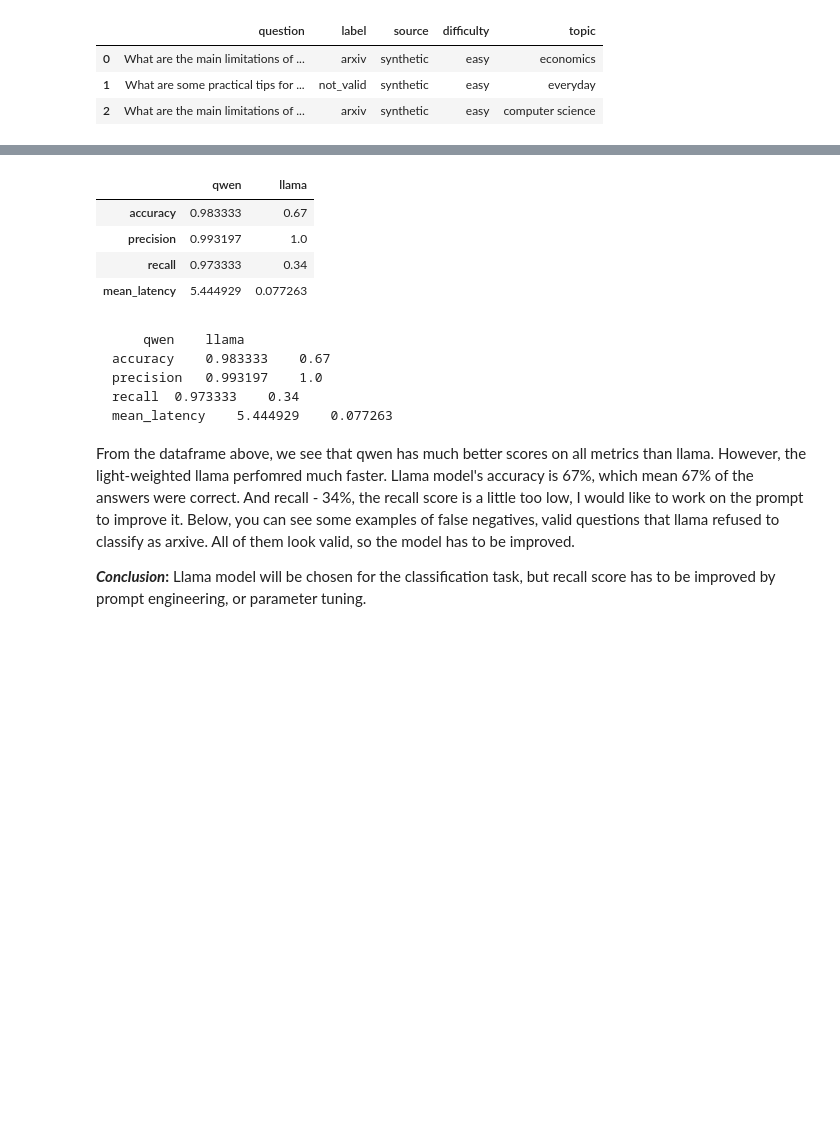
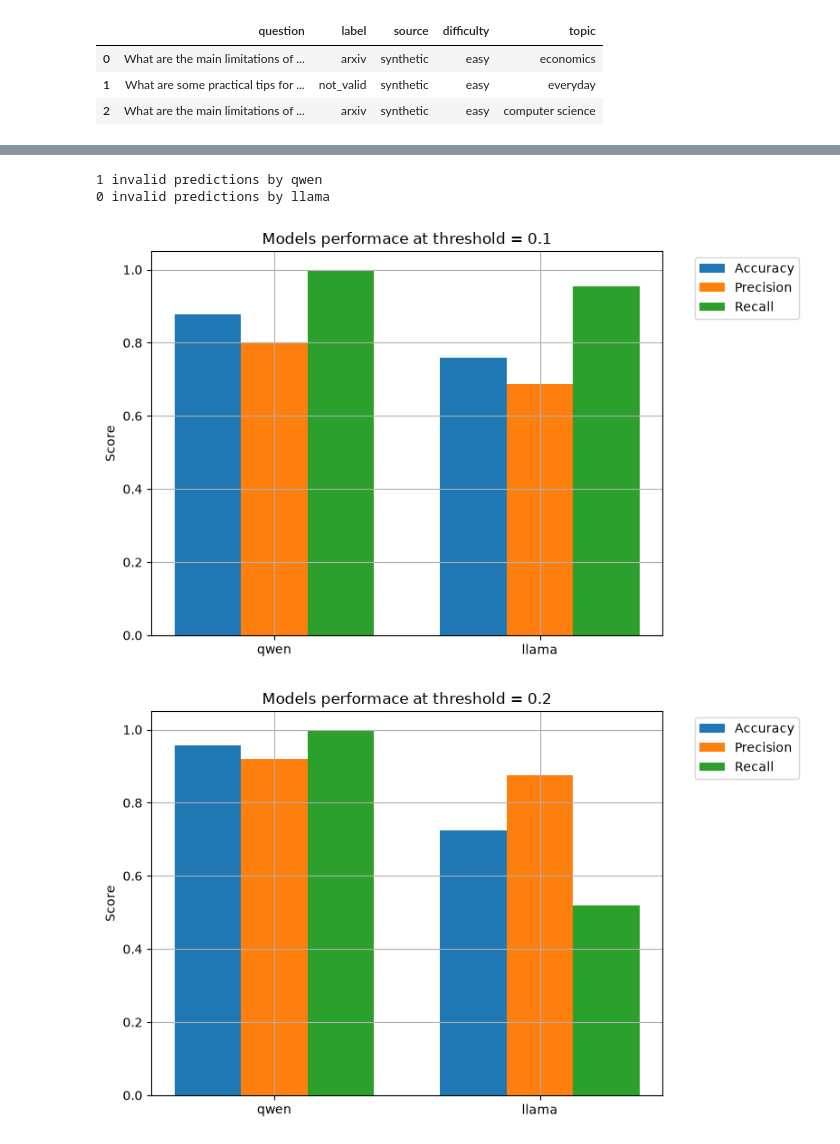
Before and after one commit to vilyapilya/scientific_article_RAG, a Jupyter notebook: component_level_eval/classifier_eval.ipynb, the cells around one changed output, grey strips where cells are left out. Cells and saved outputs as stored; diff of their text form; code cells hidden in the pictures; blank space fills up the shorter version.

````diff
--- a/component_level_eval/classifier_eval.ipynb
+++ b/component_level_eval/classifier_eval.ipynb
@@ -161,0 +108,16 @@ df["llama_latency"] = llama_latencies
+# %%
+def validate_prediction(response):
+    try:
+        score = float(response)
+        return score if math.isfinite(score) and 0 <= score <= 1 else np.nan
+    except (ValueError, TypeError):
+        return np.nan
+# %%
+df["qwen_prediction"] = df["qwen_prediction"].apply(validate_prediction)
+df["llama_prediction"] = df["llama_prediction"].apply(validate_prediction)
+# %%
+print(f"{len(df[df["qwen_prediction"].isna()])} invalid predictions by qwen")
+print(f"{len(df[df["llama_prediction"].isna()])} invalid predictions by llama")
+# %% [output]
+1 invalid predictions by qwen
+0 invalid predictions by llama
@@ -162,36 +145,31 @@ df["llama_latency"] = llama_latencies
 # %%
-y_true = df["label"]
-y_q_pred = df["qwen_prediction"]
-y_l_pred = df["llama_prediction"]
+def calculate_scores_at(t):
+    y_q_pred = (df["qwen_prediction"] > t).astype(int)
+    y_l_pred = (df["llama_prediction"] > t).astype(int)
 
-evaluation_df.loc["accuracy", "qwen"] = accuracy_score(y_true, y_q_pred)
-evaluation_df.loc["accuracy", "llama"] = accuracy_score(y_true, y_l_pred)
+    evaluation_df.loc["accuracy", "qwen"] = accuracy_score(y_true, y_q_pred)
+    evaluation_df.loc["accuracy", "llama"] = accuracy_score(y_true, y_l_pred)
 
-evaluation_df.loc["precision", "qwen"] = precision_score(y_true, y_q_pred, pos_label="arxiv",)
-evaluation_df.loc["precision", "llama"] = precision_score(y_true, y_l_pred, pos_label="arxiv",)
+    evaluation_df.loc["precision", "qwen"] = precision_score(y_true, y_q_pred)
+    evaluation_df.loc["precision", "llama"] = precision_score(y_true, y_l_pred)
 
-evaluation_df.loc["recall", "qwen"] = recall_score(y_true, y_q_pred, pos_label="arxiv",)
-evaluation_df.loc["recall", "llama"] = recall_score(y_true, y_l_pred, pos_label="arxiv",)
+    evaluation_df.loc["recall", "qwen"] = recall_score(y_true, y_q_pred)
+    evaluation_df.loc["recall", "llama"] = recall_score(y_true, y_l_pred)
 
-evaluation_df.loc["mean_latency", "qwen"] = np.mean(df["qwen_latency"])
-evaluation_df.loc["mean_latency", "llama"] = np.mean(df["llama_latency"])
-evaluation_df
+    evaluation_df.loc["mean_latency", "qwen"] = np.mean(df["qwen_latency"])
+    evaluation_df.loc["mean_latency", "llama"] = np.mean(df["llama_latency"])
+    return evaluation_df
-# %% [output]
-|  | qwen | llama |
-| accuracy | 0.983333 | 0.67 |
-| precision | 0.993197 | 1.0 |
-| recall | 0.973333 | 0.34 |
-| mean_latency | 5.444929 | 0.077263 |
-# %% [markdown]
-```
-	qwen	llama
-accuracy	0.983333	0.67
-precision	0.993197	1.0
-recall	0.973333	0.34
-mean_latency	5.444929	0.077263
-```
-
-From the dataframe above, we see that qwen has much better scores on all metrics than llama. However, the light-weighted llama perfomred much faster. Llama model's accuracy is 67%, which mean 67% of the answers were correct. And recall - 34%, the recall score is a little too low, I would like to work on the prompt to improve it. Below, you can see some examples of false negatives, valid questions that llama refused to classify as arxive. All of them look valid, so the model has to be improved.
-
-
-**_Conclusion_:** Llama model will be chosen for the classification task, but recall score has to be improved by prompt engineering, or parameter tuning.
+# %%
+y_true = df["label"].map({
+    "arxiv": 1,
+    "not_valid": 0
+})
+threshold = [0.1, 0.2, 0.3, 0.4 ,0.5]
+df["qwen_prediction"] = pd.to_numeric(df["qwen_prediction"])
+df["llama_prediction"] = pd.to_numeric(df["llama_prediction"])
+for t in threshold:
+    evaluation_df = calculate_scores_at(t)
+    plot_performance(evaluation_df, t)
+# %% [output]
+[figure, added]
+[figure, added]
````
Also changed, not shown: parts of 25 cells of this notebook, 34 other files.
